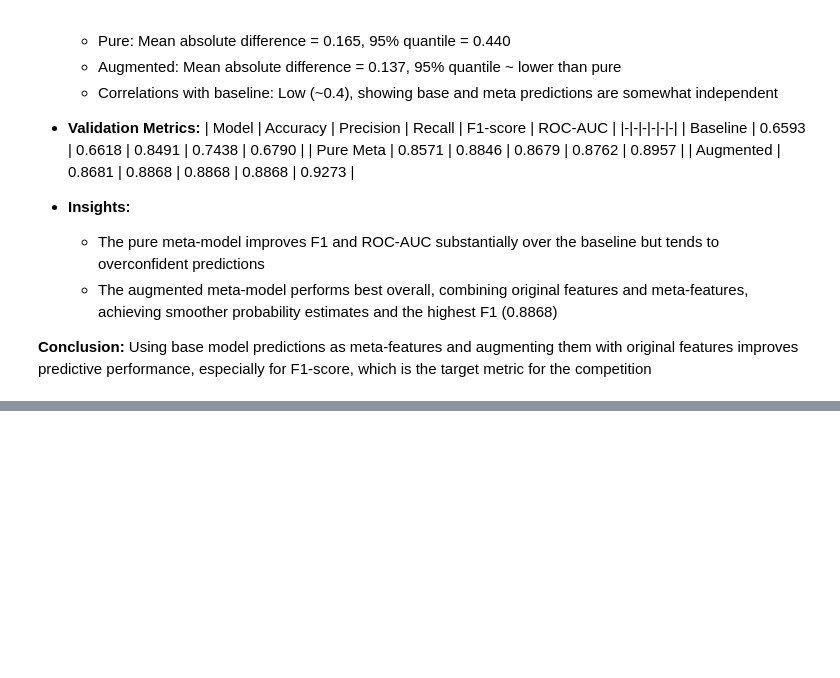
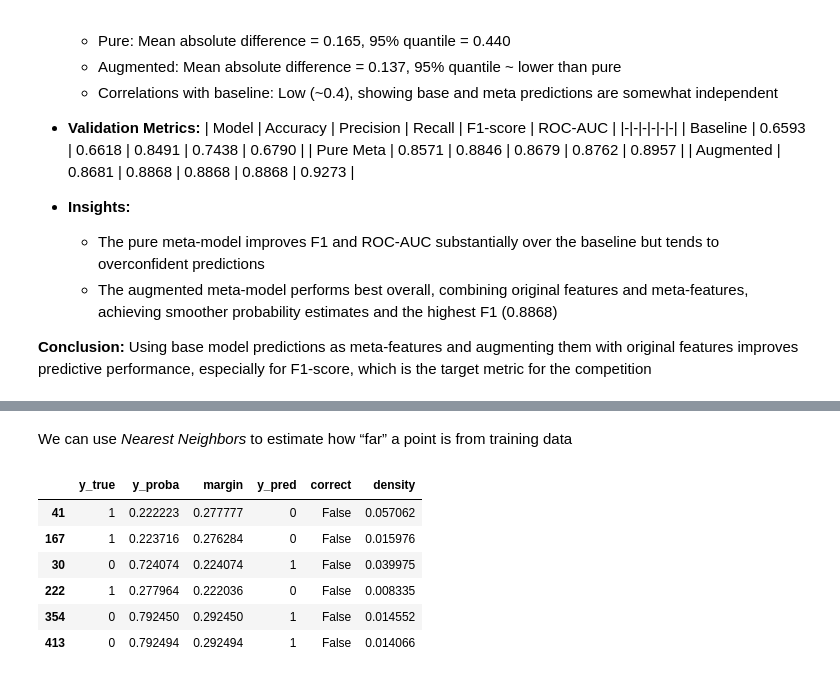
Before and after one commit to owmtgf/IAD_MAG_ML, a Jupyter notebook: LAB1/main.ipynb, the cells around one changed output, grey strips where cells are left out. Saved outputs shown, nothing was run; the diff lists cells and outputs as text; code cells hidden in the pictures; blank space fills up the shorter version.

```diff
--- a/LAB1/main.ipynb
+++ b/LAB1/main.ipynb
@@ -1299,0 +1321,2 @@ submission.to_csv("submission.csv", index=False)
+# %% [markdown]
+We can use *Nearest Neighbors* to estimate how “far” a point is from training data
@@ -1299,0 +1330,14 @@ submission.to_csv("submission.csv", index=False)
+# %%
+high_conf_wrong = df_margin[
+    (~df_margin["correct"]) & (df_margin["margin"] > 0.2)
+]
+
+high_conf_wrong
+# %% [output]
+|  | y_true | y_proba | margin | y_pred | correct | density |
+| 41 | 1 | 0.222223 | 0.277777 | 0 | False | 0.057062 |
+| 167 | 1 | 0.223716 | 0.276284 | 0 | False | 0.015976 |
+| 30 | 0 | 0.724074 | 0.224074 | 1 | False | 0.039975 |
+| 222 | 1 | 0.277964 | 0.222036 | 0 | False | 0.008335 |
+| 354 | 0 | 0.792450 | 0.292450 | 1 | False | 0.014552 |
+| 413 | 0 | 0.792494 | 0.292494 | 1 | False | 0.014066 |
```
Also changed, not shown: parts of 30 cells of this notebook.
